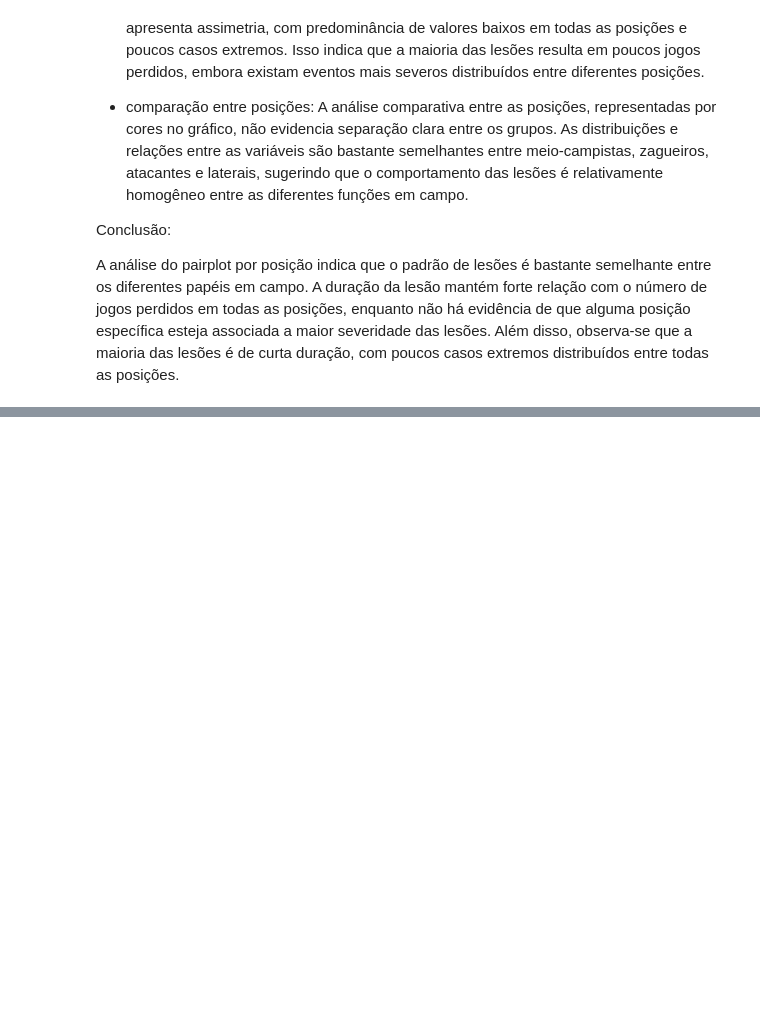
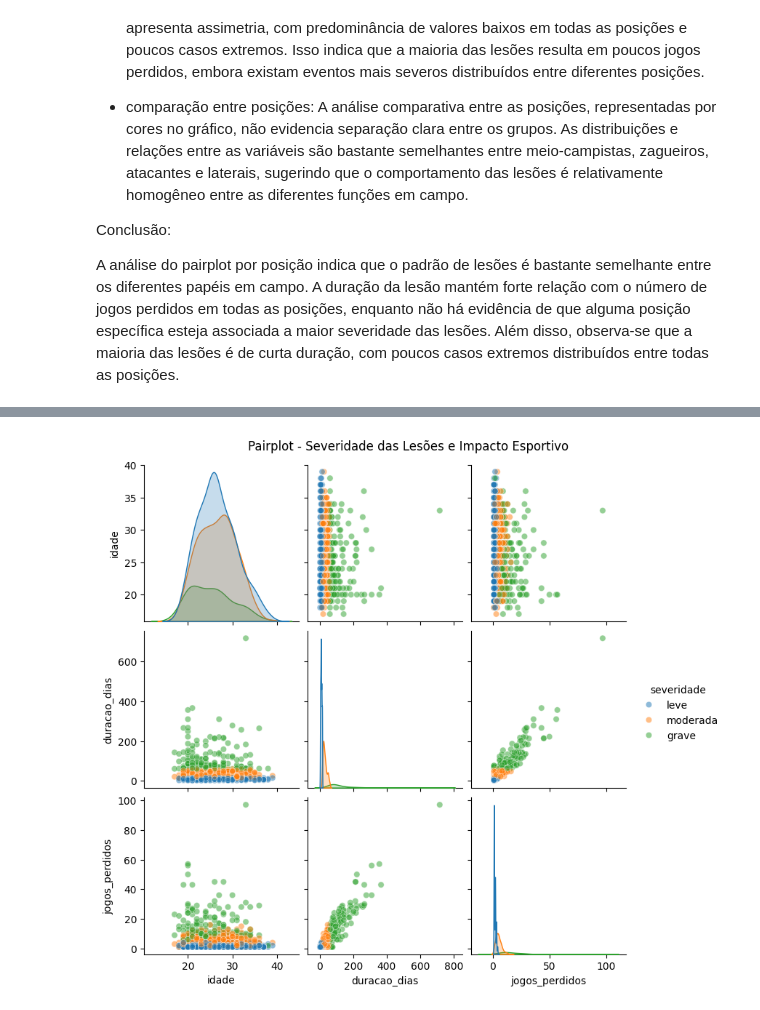
Before and after one commit to ICEI-PUC-Minas-PMV-SI/pmv-si-2026-1-pe7-t1-g3-analytics_lesao_futebol, a Jupyter notebook: src/notebooks/analise_exploratoria.ipynb, the cells around one changed output, grey strips where cells are left out. Saved outputs shown, nothing was run; the diff lists cells and outputs as text; code cells hidden in the pictures; blank space fills up the shorter version.

Commit message:
add analise severidade lesoes pairplot

```diff
--- a/src/notebooks/analise_exploratoria.ipynb
+++ b/src/notebooks/analise_exploratoria.ipynb
@@ -891,0 +900,21 @@ A análise do pairplot por posição indica que o padrão de lesões é bastante
+# %%
+df_injuries['severidade'] = pd.cut(
+    df_injuries['duracao_dias'],
+    bins=[0, 15, 60, 2000],
+    labels=['leve', 'moderada', 'grave']
+)
+
+df_sample = df_injuries.sample(n=1000, random_state=42)
+
+g = sns.pairplot(
+    df_sample[['idade', 'duracao_dias', 'jogos_perdidos', 'severidade']],
+    hue='severidade',
+    diag_kind='kde',
+    plot_kws={'alpha': 0.5}
+)
+
+g.fig.suptitle("Pairplot - Severidade das Lesões e Impacto Esportivo", y=1.02)
+
+plt.show()
+# %% [output]
+[figure, added]
```
Also changed, not shown: parts of 2 cells of this notebook.
